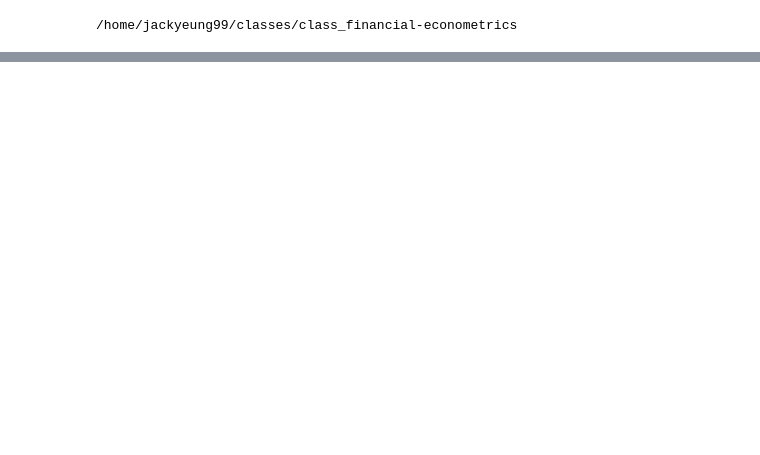
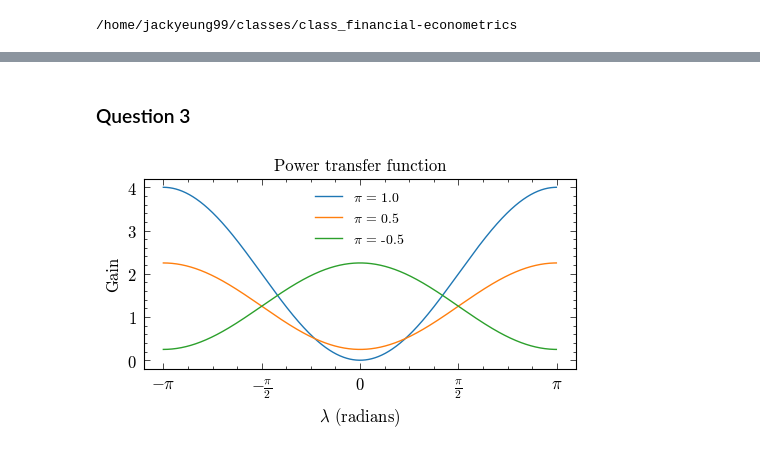
Before and after one commit to jackyeung99/class_financial-econometrics, a Jupyter notebook: Assignments/Assignment02.ipynb, the cells around one changed output, grey strips where cells are left out. Saved outputs shown, nothing was run; the diff lists cells and outputs as text; code cells hidden in the pictures; blank space fills up the shorter version.

```diff
--- a/Assignments/Assignment02.ipynb
+++ b/Assignments/Assignment02.ipynb
@@ -119,0 +127,29 @@ for (p,q) in PARAM:
+# %% [markdown]
+### Question 3
+# %%
+def power_transfer(lambda_vals, p):
+    return 1 + p**2 - 2*p*np.cos(lambda_vals)
+# %%
+
+lambdas = np.linspace(-math.pi, math.pi, 1000, endpoint=False)
+pi_values = [1.0, 0.5, -0.5]
+# %%
+for p in pi_values:
+    H = power_transfer(lambdas, p)
+    plt.plot(lambdas, H, label=f"$\pi$ = {p}")
+
+plt.title("Power transfer function")
+
+ticks = [-np.pi, -np.pi/2, 0, np.pi/2, np.pi]
+tick_labels = [r"$-\pi$", r"$-\frac{\pi}{2}$", r"$0$",
+               r"$\frac{\pi}{2}$", r"$\pi$"]
+plt.xticks(ticks, tick_labels)
+
+plt.xlabel(r"$\lambda$ (radians)")
+plt.ylabel("Gain")
+plt.legend()
+plt.tight_layout()
+
+plt.savefig('../Figures/Assignment02/power_transfer.png', dpi = 300)
+# %% [output]
+[figure, added]
```
Also changed, not shown: parts of 4 cells of this notebook, 6 other files.
